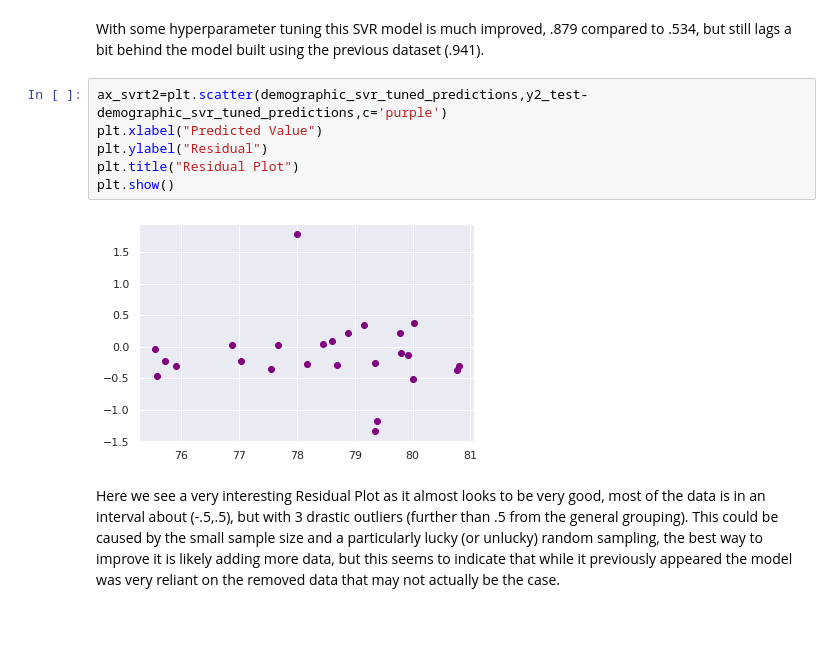
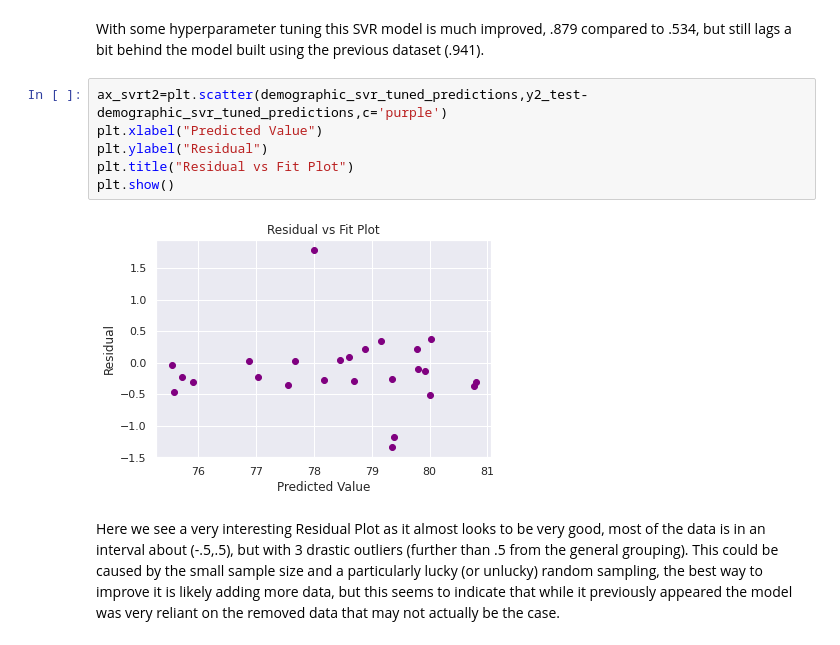
Before and after one commit to OnionYams/Dev10-Capstone, a Jupyter notebook: code/TR2_EB Model.ipynb, the cells around one changed output. Cells and saved outputs as stored; diff of their text form.

Commit message:
Slight model code change (graph titles)

```diff
--- a/code/TR2_EB Model.ipynb
+++ b/code/TR2_EB Model.ipynb
@@ -228,10 +228,10 @@ With some hyperparameter tuning this SVR model is much improved, .879 compared t
 # %%
 ax_svrt2=plt.scatter(demographic_svr_tuned_predictions,y2_test-demographic_svr_tuned_predictions,c='purple')
 plt.xlabel("Predicted Value")
 plt.ylabel("Residual")
-plt.title("Residual Plot")
+plt.title("Residual vs Fit Plot")
 plt.show()
 # %% [output]
-[figure, old version]
+[figure, new version]
 # %% [markdown]
 Here we see a very interesting Residual Plot as it almost looks to be very good, most of the data is in an interval about (-.5,.5), but with 3 drastic outliers (further than .5 from the general grouping).  This could be caused by the small sample size and a particularly lucky (or unlucky) random sampling, the best way to improve it is likely adding more data, but this seems to indicate that while it previously appeared the model was very reliant on the removed data that may not actually be the case.
```
Also changed, not shown: parts of 5 cells of this notebook.
